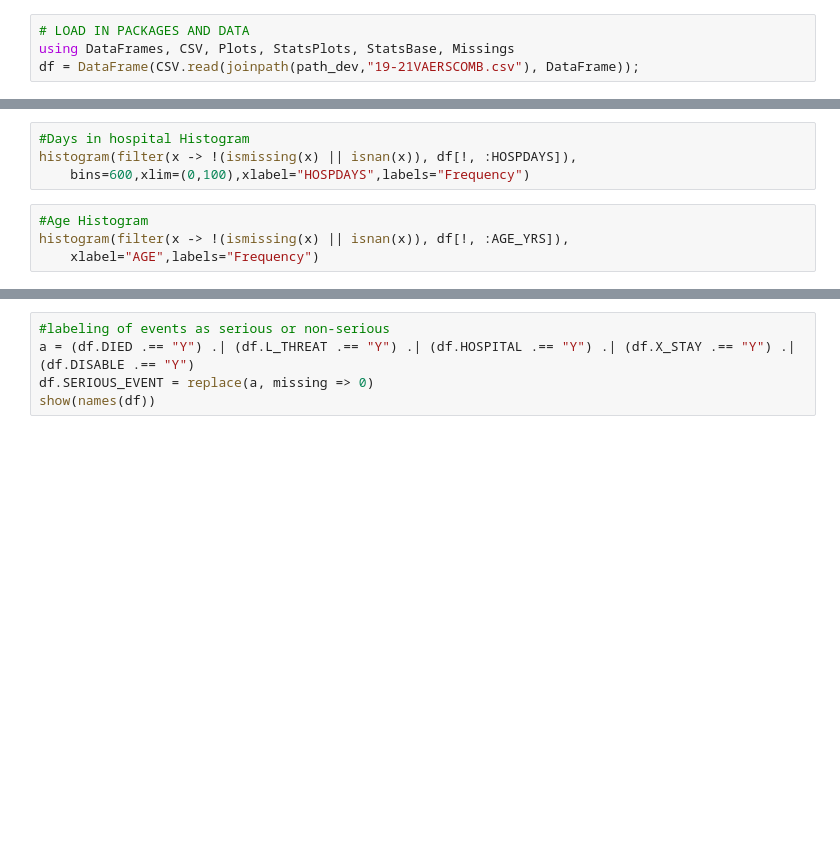
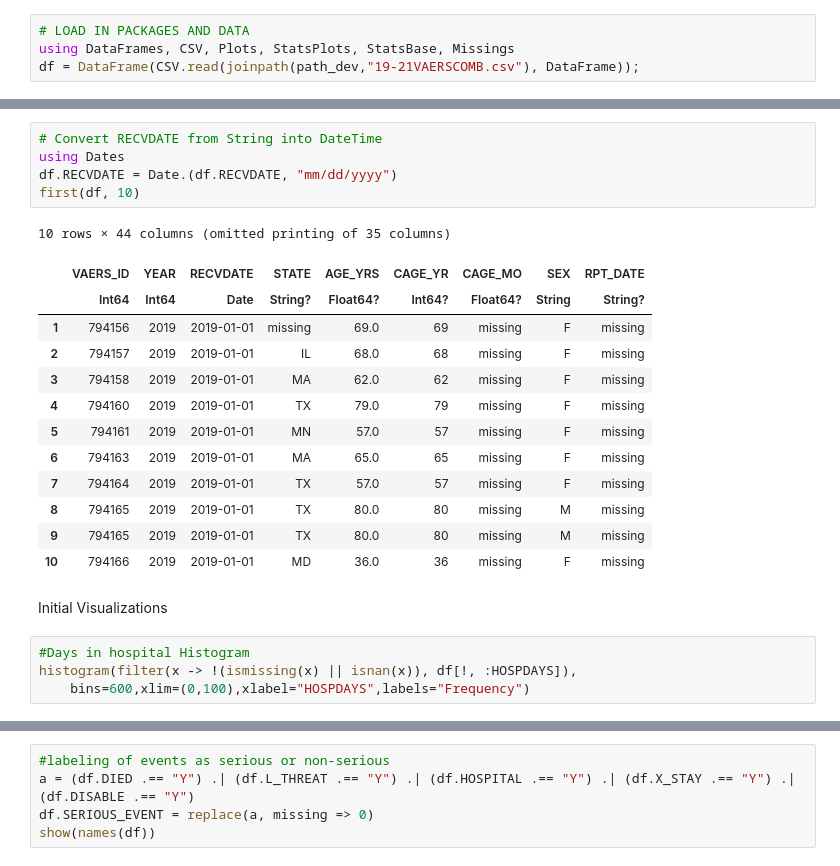
Before and after one commit to aw-huang/methods2021-VAERS, a Jupyter notebook: code/3_processing-EDA.ipynb, the cells around one changed output, grey strips where cells are left out. Cells and saved outputs as stored; diff of their text form; blank space fills up the shorter version.

```diff
--- a/code/3_processing-EDA.ipynb
+++ b/code/3_processing-EDA.ipynb
@@ -60,8 +97,25 @@ OrderedCollections.OrderedDict{Union{Missing, String}, Int64} with 2 entries:
+# %%
+# Convert RECVDATE from String into DateTime
+using Dates
+df.RECVDATE = Date.(df.RECVDATE, "mm/dd/yyyy")
+first(df, 10)
+# %% [output]
+10 rows × 44 columns (omitted printing of 35 columns)
+|  | VAERS_ID | YEAR | RECVDATE | STATE | AGE_YRS | CAGE_YR | CAGE_MO | SEX | RPT_DATE |
+|  | Int64 | Int64 | Date | String? | Float64? | Int64? | Float64? | String | String? |
+| 1 | 794156 | 2019 | 2019-01-01 | missing | 69.0 | 69 | missing | F | missing |
+| 2 | 794157 | 2019 | 2019-01-01 | IL | 68.0 | 68 | missing | F | missing |
+| 3 | 794158 | 2019 | 2019-01-01 | MA | 62.0 | 62 | missing | F | missing |
+| 4 | 794160 | 2019 | 2019-01-01 | TX | 79.0 | 79 | missing | F | missing |
+| 5 | 794161 | 2019 | 2019-01-01 | MN | 57.0 | 57 | missing | F | missing |
+| 6 | 794163 | 2019 | 2019-01-01 | MA | 65.0 | 65 | missing | F | missing |
+| 7 | 794164 | 2019 | 2019-01-01 | TX | 57.0 | 57 | missing | F | missing |
+| 8 | 794165 | 2019 | 2019-01-01 | TX | 80.0 | 80 | missing | M | missing |
+| 9 | 794165 | 2019 | 2019-01-01 | TX | 80.0 | 80 | missing | M | missing |
+| 10 | 794166 | 2019 | 2019-01-01 | MD | 36.0 | 36 | missing | F | missing |
+# %% [markdown]
+Initial Visualizations
 # %%
 #Days in hospital Histogram
 histogram(filter(x -> !(ismissing(x) || isnan(x)), df[!, :HOSPDAYS]),
     bins=600,xlim=(0,100),xlabel="HOSPDAYS",labels="Frequency")
-# %%
-#Age Histogram
-histogram(filter(x -> !(ismissing(x) || isnan(x)), df[!, :AGE_YRS]),
-    xlabel="AGE",labels="Frequency")
```
Also changed, not shown: parts of 28 cells of this notebook, 8 other files.
